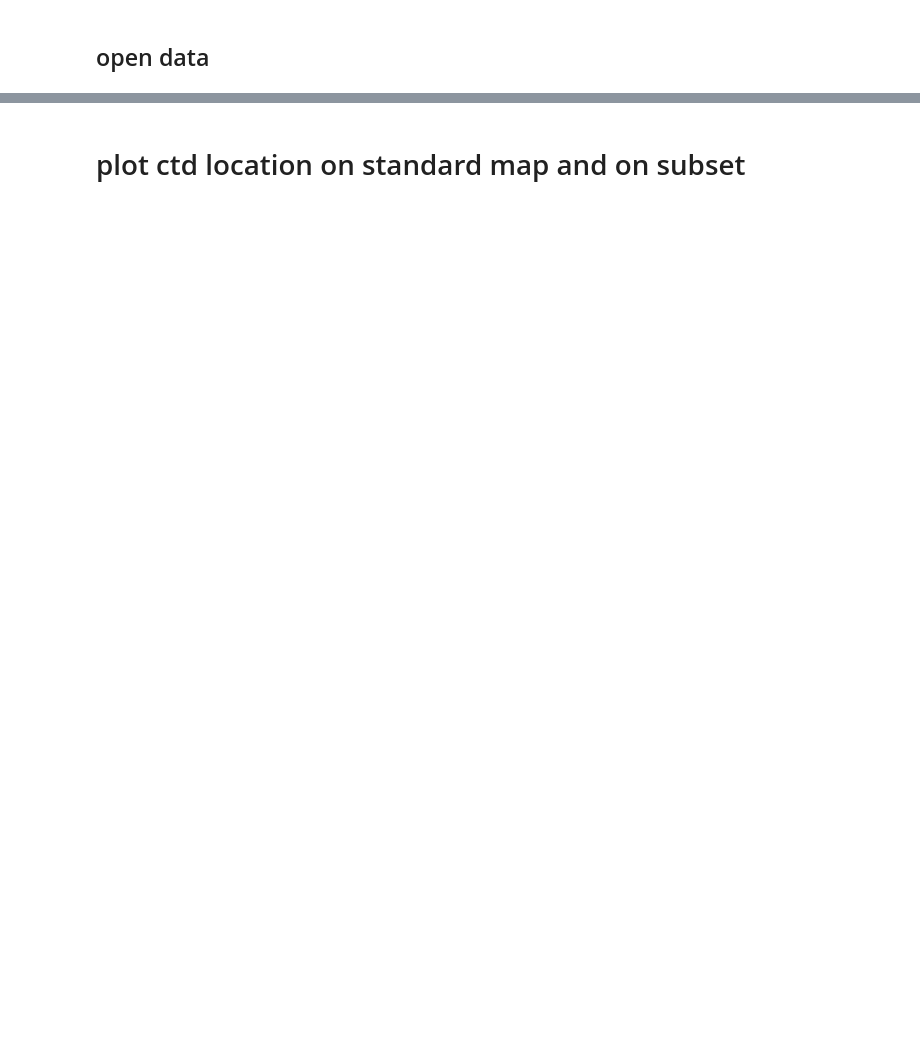
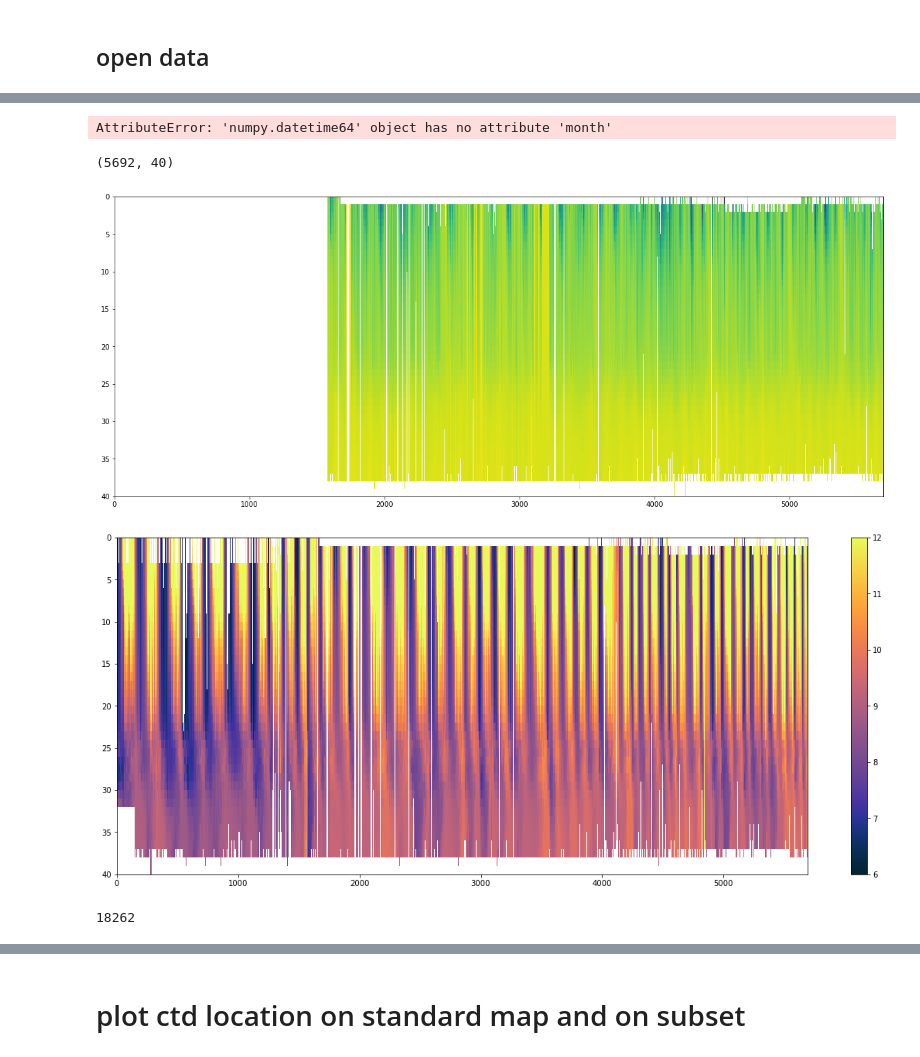
Before and after one commit to tjarnikova/NanooseObs, a Jupyter notebook: checkSampleData.ipynb, the cells around one changed output, grey strips where cells are left out. Drawn from its saved outputs; the diff is of its cells as text; code cells hidden in the pictures; blank space fills up the shorter version.

```diff
--- a/checkSampleData.ipynb
+++ b/checkSampleData.ipynb
@@ -13,0 +172,47 @@ from matplotlib.patches import Rectangle
+# %%
+time_array[0].month
+# %% [output]
+AttributeError: 'numpy.datetime64' object has no attribute 'month'
+# %%
+temp_array = pickle.load(open('./CTD-temp_array.pkl', 'rb'))
+salt_array = pickle.load(open('./CTD-salt_array.pkl', 'rb'))
+time_array = pickle.load(open('./CTD-time_array.pkl', 'rb'))
+# %%
+print(np.shape(temp_array))
+# %% [output]
+(5692, 40)
+# %%
+fig, axs = plt.subplots(figsize = (20,8))
+w = plt.pcolormesh(np.transpose(salt_array))
+axs.invert_yaxis()
+
+fig, axs = plt.subplots(figsize = (20,8))
+w = plt.pcolormesh(np.transpose(temp_array), vmin = 6, vmax = 12, cmap = cm.cm.thermal)
+plt.colorbar(w, ax = axs)
+axs.invert_yaxis()
+# %% [output]
+[figure, added]
+[figure, added]
+# %%
+import pandas as pd
+dates_obs = pd.DatetimeIndex(time_array)
+obs_yrs = dates_obs.year; obs_months = dates_obs.month; obs_days = dates_obs.day
+
+# print(dates[0])
+# print(dates[-1])
+dates_all = pd.date_range(start='1969-01-01', end= '2018-12-31', freq='D')
+
+dates_yrs = dates_all.year; dates_months = dates_all.month; dates_days = dates_all.day
+
+print(len(dates_all))
+salt_ts = np.zeros([len(dates_all), 40]); salt_ts[:] = -999
+temp_ts = np.zeros([len(dates_all), 40]); temp_ts[:] = -999
+
+for i in range(0, len(dates_all)):
+    find_obs = np.where((obs_yrs == dates_yrs[i]) & (obs_months == dates_months[i]) & (obs_days == dates_days[i]))
+    if (len(dates_obs[find_obs])>0):
+
+        salt_ts[i,:] = np.nanmean(np.squeeze(salt_array[find_obs,:]), axis = 0)
+        temp_ts[i,:] = np.nanmean(np.squeeze(temp_array[find_obs,:]), axis = 0)
+# %% [output]
+18262
```
Also changed, not shown: parts of 24 cells of this notebook.
